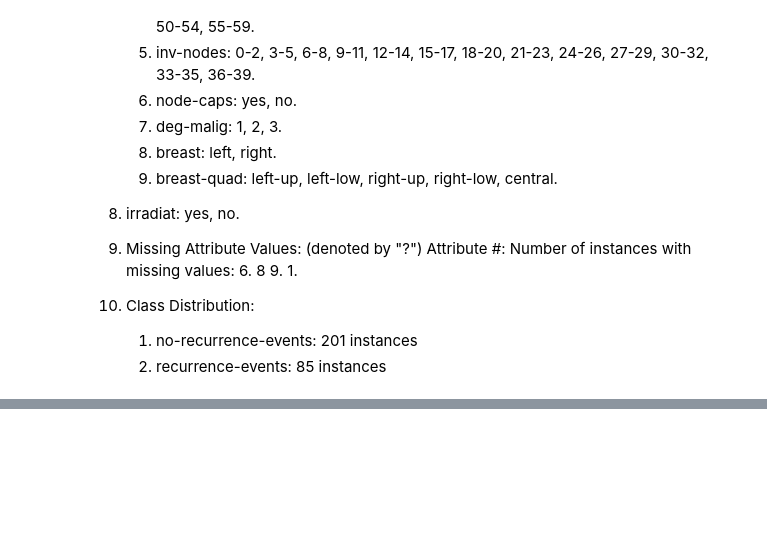
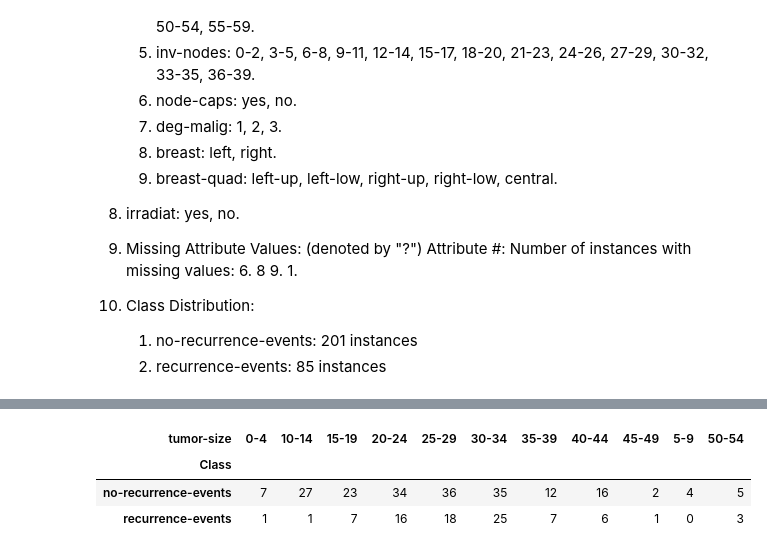
Before and after one commit to YixiaoHong/MIE1624_project1, a Jupyter notebook: MIE1624_Q3.ipynb, the cells around one changed output, grey strips where cells are left out. Saved outputs shown, nothing was run; the diff lists cells and outputs as text; code cells hidden in the pictures; blank space fills up the shorter version.

```diff
--- a/MIE1624_Q3.ipynb
+++ b/MIE1624_Q3.ipynb
@@ -93,13 +106,2 @@ df.head()
 # %%
 # section 3
-# %%
-categorical_features = ['OperatingSystems','Browser','Region','TrafficType','VisitorType','Weekend','Month','Revenue']
-
-test = np.array(df['Month'])
-test[33]
-
-feature_num = len(categorical_features)
-
-for i in range(feature_num-1):
-  for j in range(i+1,feature_num):
-    print(i,j)
@@ -123,0 +108,81 @@ for i in range(feature_num-1):
+# %%
+from scipy.stats import chi2_contingency
+categorical_features = ["Class","age","menopause","tumor-size","inv-nodes","node-caps","deg-malig","breast","breast-quad","irradiat"]
+feature_num = len(categorical_features)
+
+result = pd.DataFrame(index=categorical_features, columns=categorical_features)
+
+for i in range(feature_num-1):
+  for j in range(i+1,feature_num):
+    print("======================================================================================")
+    print("==========================>Comparing ",categorical_features[i]," vs. ",categorical_features[j])
+    print("======================================================================================")
+
+    #Get the title of the two columns that we are intersted
+    col_of_interest = []
+    col_of_interest.append(categorical_features[i])
+    col_of_interest.append(categorical_features[j])
+
+    #get the sub dataframe with the selected two colums
+    sub_df = df[col_of_interest].dropna()
+
+    # display(sub_df)
+
+    # Display groupby count for one feature, no use here
+    # stats_feature1_sum = sub_df[[categorical_features[i]]].groupby([categorical_features[i]]).size().reset_index(name='counts')
+    # display(stats_feature1_sum)
+    # stats_feature1_sum = sub_df[[categorical_features[j]]].groupby([categorical_features[j]]).size().reset_index(name='counts')
+    # display(stats_feature1_sum)
+
+    #display the groupby count for two selected features
+    stats_duo_features_sum = sub_df[col_of_interest].groupby(col_of_interest).size().reset_index(name='counts')
+    # display(stats_duo_features_sum)
+
+    #change values of one feature as the colums of the table
+    stats_duo_features_sum_inverted = stats_duo_features_sum.pivot(index=categorical_features[i], columns=categorical_features[j])['counts'].fillna(0)
+
+    #change all datatype to int
+    stats_duo_features_sum_inverted = stats_duo_features_sum_inverted.astype('int32')
+
+    print("\n\n" + "Summation Table" + "\n")
+    display(stats_duo_features_sum_inverted)
+
+    #make hypophysis
+    H0 = categorical_features[i] + ' and ' +  categorical_features[j] + ' are independent.'
+    Ha = categorical_features[i] + ' and ' +  categorical_features[j] + ' are dependent.'
+
+    #get nparray data from the summation table
+    table = np.array(stats_duo_features_sum_inverted.values)
+
+    # display(table)
+
+    alpha  = 0.05
+
+    '''
+    #The
+    stat, pval, dof, exp_table = chi2_contingency(table)
+    function Returns
+    stat :The test statistic.
+    pval: The p-value of the test
+    dof : Degrees of freedom
+    exp_table :The expected frequencies, based on the marginal sums of the table.
+    '''
+
+    #Do the chi2 contingency calculation
+    stat, pval, dof, exp_table = chi2_contingency(table)
+
+    #Display result
+    print("\n\n")
+    if pval > 0.05:
+      print('Accept null hypothesis.', H0)
+      result.iloc[i,j] = "independent"
+    else:
+      print('Reject null hypothesis.', Ha)
+      result.iloc[i,j] = "dependent"
+    print("\n\n")
+
+
+
+#Summation of the test
+display(result)
+# %% [output]
@@ -123,0 +223,4 @@ for i in range(feature_num-1):
+| tumor-size | 0-4 | 10-14 | 15-19 | 20-24 | 25-29 | 30-34 | 35-39 | 40-44 | 45-49 | 5-9 | 50-54 |
+| Class |  |  |  |  |  |  |  |  |  |  |  |
+| no-recurrence-events | 7 | 27 | 23 | 34 | 36 | 35 | 12 | 16 | 2 | 4 | 5 |
+| recurrence-events | 1 | 1 | 7 | 16 | 18 | 25 | 7 | 6 | 1 | 0 | 3 |
```
Also changed, not shown: parts of 3 cells of this notebook.
